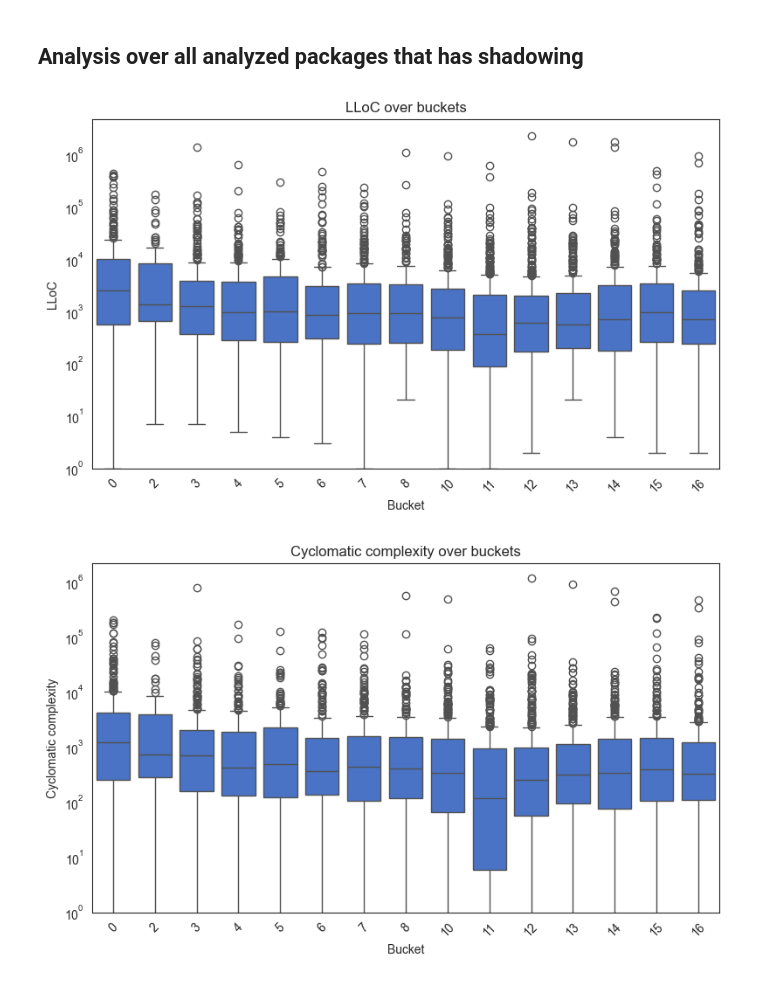
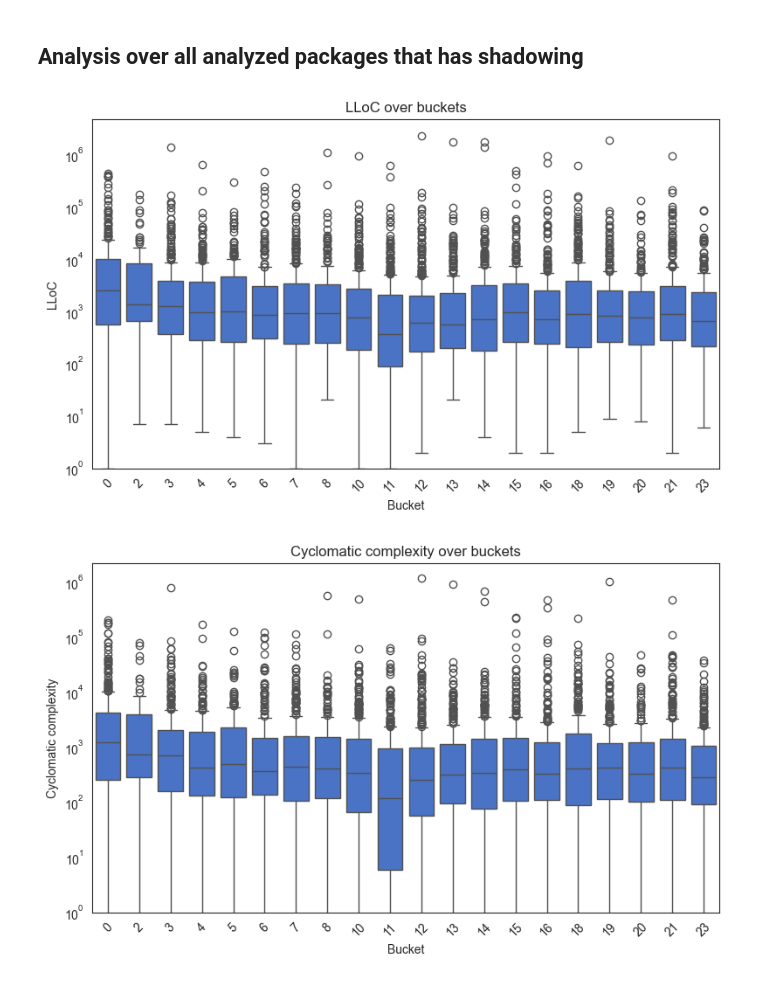
Before and after one commit to denisG99/ATCNS-Supply-Chain-Attack, a Jupyter notebook: src/complexity/analysis.ipynb, the cells around one changed output. Drawn from its saved outputs; the diff is of its cells as text; code cells hidden in the pictures.

Commit message:
update bucket-wise results

```diff
--- a/src/complexity/analysis.ipynb
+++ b/src/complexity/analysis.ipynb
@@ -280,13 +281,13 @@ draw_complexity_stats(df_bucket_plot, "bucket_id", "max_dependencies_depth", "Bu
 # %% [markdown]
 ## Analysis over all analyzed packages that has shadowing
 # %%
-df_shadowing = df_bucket_plot[df_bucket_plot["shadowing"] == "true"]
+df_shadowing = df_bucket_plot[df_bucket_plot["shadowing"] == True]
 
 draw_complexity_stats(df_shadowing, "bucket_id", "lloc", "Bucket", "LLoC", "LLoC over buckets", y_log=True)
 draw_complexity_stats(df_shadowing, "bucket_id", "cyclomatic_complexity", "Bucket", "Cyclomatic complexity", "Cyclomatic complexity over buckets", y_log=True)
 draw_complexity_stats(df_shadowing, "bucket_id", "max_scope_nesting_level", "Bucket", "Scope nesting level", "Scope nesting level over buckets")
 draw_complexity_stats(df_shadowing, "bucket_id", "total_dependencies", "Bucket", "Total dependencies", "Total dependencies over buckets")
 draw_complexity_stats(df_shadowing, "bucket_id", "max_dependencies_depth", "Bucket", "Dependency tree depth", "Dependency tree depth over buckets")
 # %% [output]
-[figure, old version]
+[figure, new version]
-[figure, old version]
+[figure, new version]
```
Also changed, not shown: parts of 5 cells of this notebook.
